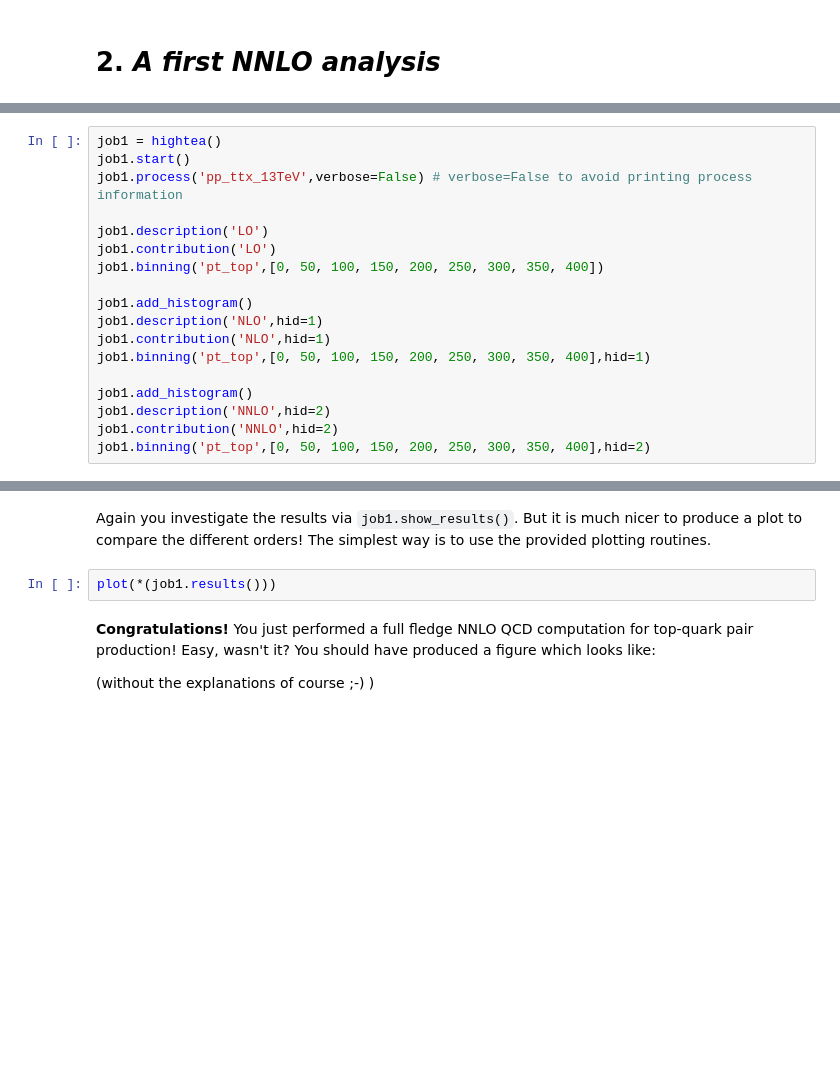
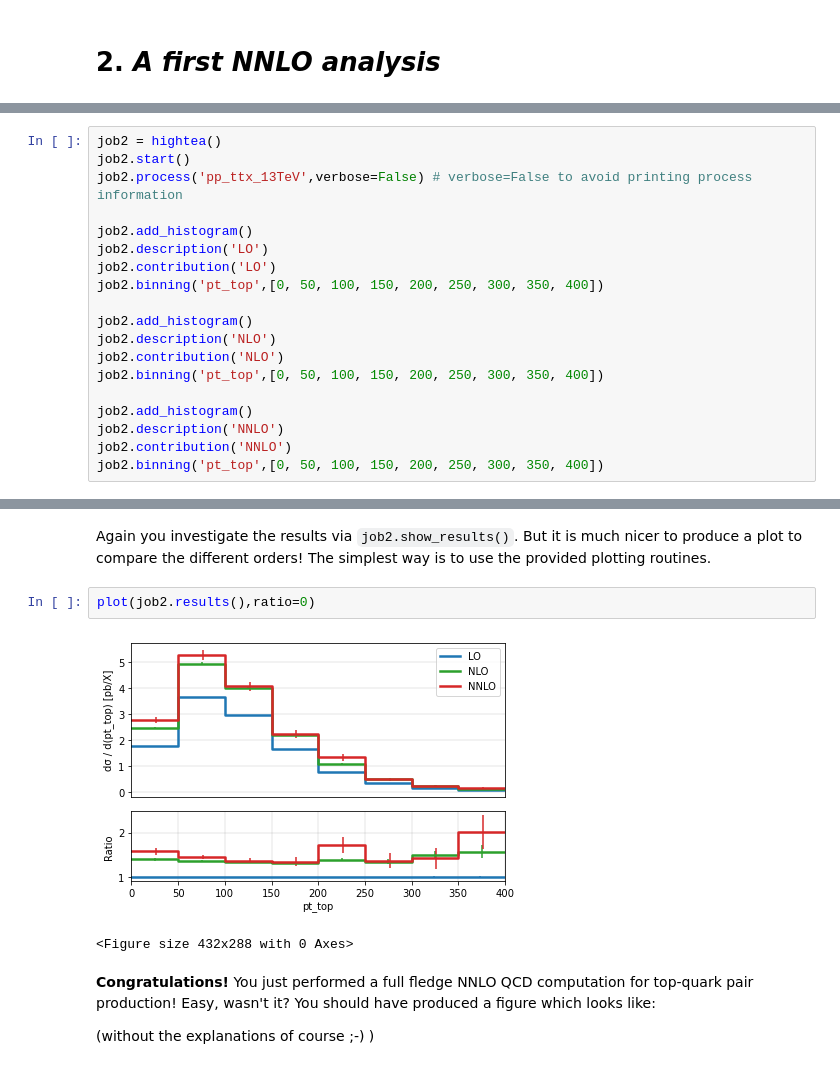
Before and after one commit to HighteaCollaboration/hightea-examples, a Jupyter notebook: Tutorial.ipynb, the cells around one changed output, grey strips where cells are left out. Saved outputs shown, nothing was run; the diff lists cells and outputs as text; blank space fills up the shorter version.

```diff
--- a/Tutorial.ipynb
+++ b/Tutorial.ipynb
@@ -92,18 +90,19 @@ Lets do a little bit more complicated example. A usual application would be to s
 # %%
-job1 = hightea()
-job1.start()
-job1.process('pp_ttx_13TeV',verbose=False) # verbose=False to avoid printing process information
+job2 = hightea()
+job2.start()
+job2.process('pp_ttx_13TeV',verbose=False) # verbose=False to avoid printing process information
 
-job1.description('LO')
-job1.contribution('LO')
-job1.binning('pt_top',[0, 50, 100, 150, 200, 250, 300, 350, 400])
+job2.add_histogram()
+job2.description('LO')
+job2.contribution('LO')
+job2.binning('pt_top',[0, 50, 100, 150, 200, 250, 300, 350, 400])
 
-job1.add_histogram()
-job1.description('NLO',hid=1)
-job1.contribution('NLO',hid=1)
-job1.binning('pt_top',[0, 50, 100, 150, 200, 250, 300, 350, 400],hid=1)
+job2.add_histogram()
+job2.description('NLO')
+job2.contribution('NLO')
+job2.binning('pt_top',[0, 50, 100, 150, 200, 250, 300, 350, 400])
 
-job1.add_histogram()
-job1.description('NNLO',hid=2)
-job1.contribution('NNLO',hid=2)
-job1.binning('pt_top',[0, 50, 100, 150, 200, 250, 300, 350, 400],hid=2)
+job2.add_histogram()
+job2.description('NNLO')
+job2.contribution('NNLO')
+job2.binning('pt_top',[0, 50, 100, 150, 200, 250, 300, 350, 400])
@@ -118,7 +118,10 @@ job1.request()
 # %% [markdown]
-Again you investigate the results via `job1.show_results()`. But it is much nicer to produce a plot to compare the different orders! The simplest way is to use the provided plotting routines.
+Again you investigate the results via `job2.show_results()`. But it is much nicer to produce a plot to compare the different orders! The simplest way is to use the provided plotting routines.
 # %%
-plot(*(job1.results()))
+plot(job2.results(),ratio=0)
+# %% [output]
+[figure, added]
+<Figure size 432x288 with 0 Axes>
 # %% [markdown]
 **Congratulations!** You just performed a full fledge NNLO QCD computation for top-quark pair production! Easy, wasn't it?
 You should have produced a figure which looks like:
```
Also changed, not shown: parts of 25 cells of this notebook, 1 other file.
